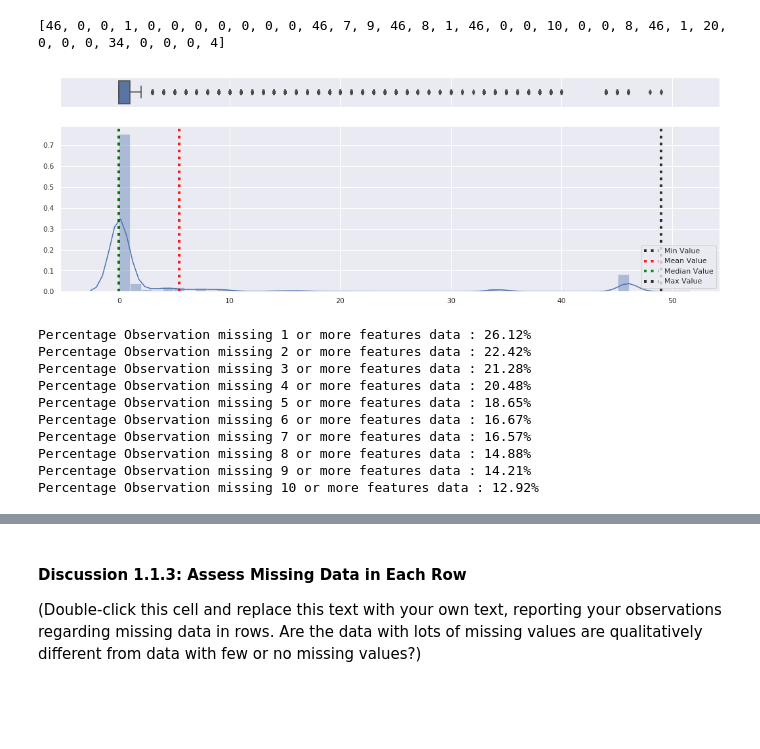
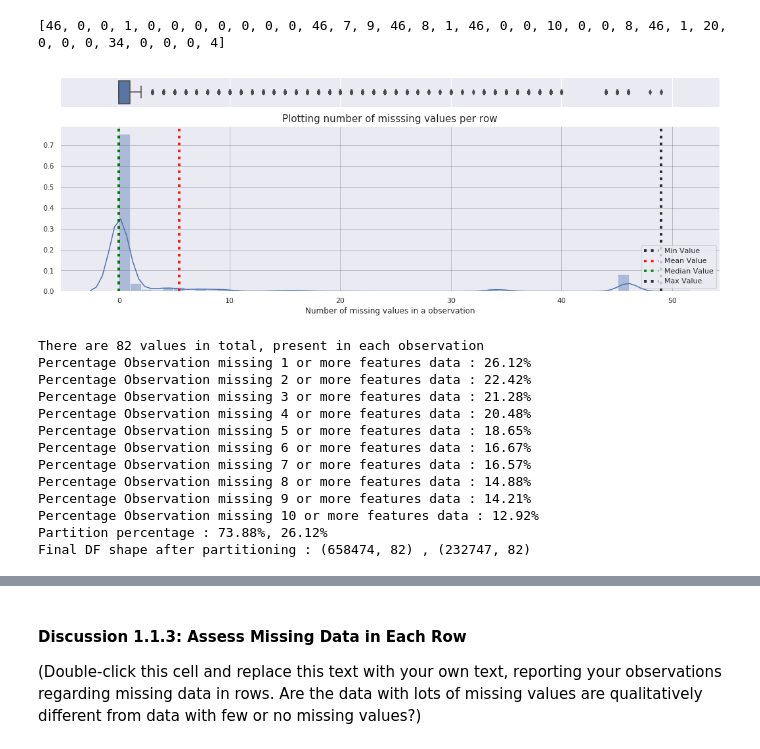
Before and after one commit to MR901/DS_IdentifyCustomerSegments, a Jupyter notebook: Identify_Customer_Segments.ipynb, the cells around one changed output, grey strips where cells are left out. Drawn from its saved outputs; the diff is of its cells as text; code cells hidden in the pictures; blank space fills up the shorter version.

```diff
--- a/Identify_Customer_Segments.ipynb
+++ b/Identify_Customer_Segments.ipynb
@@ -379,32 +383,40 @@ print(list(RowMissVal)[0:35])
 # %% [output]
 [46, 0, 0, 1, 0, 0, 0, 0, 0, 0, 0, 46, 7, 9, 46, 8, 1, 46, 0, 0, 10, 0, 0, 8, 46, 1, 20, 0, 0, 0, 34, 0, 0, 0, 4]
 # %%
-## plotting No. of features having missing value per row
+## plotting No. of missing value per row
 MinValue = min(RowMissVal)
 MeanValue = sum(RowMissVal)/len(RowMissVal)  #np.mean
 MedianValue = np.median(RowMissVal)
 MaxValue = max(RowMissVal)
 
 sns.set_style("darkgrid") #whitegrid, darkgrid, dark
 # Cut the window in 2 parts
 f, (ax_box, ax_hist) = plt.subplots(2, figsize=(18, 6), sharex=True, gridspec_kw={"height_ratios": (.15, .85)})
 # Add a graph in each part
+
 sns.boxplot(RowMissVal, ax=ax_box)
 sns.distplot(RowMissVal, ax=ax_hist)
 # Remove x axis name for the boxplot
 ax_box.set(xlabel='')
 
 plt.axvline(MinValue, color='k', ls = 'dotted', alpha = 0.9, lw = 4, label='Min Value')
 plt.axvline(MeanValue, color='red', ls = 'dotted', alpha = 0.9, lw = 4, label='Mean Value')
 plt.axvline(MedianValue, color='green', ls = 'dotted', alpha = 0.9, lw = 4, label='Median Value')
 plt.axvline(MaxValue, color='k', ls = 'dotted', alpha = 0.9, lw = 4, label='Max Value')
 
+plt.grid(True, color='black', alpha=0.2)
+plt.title('Plotting number of misssing values per row', fontsize=15)
+plt.xlabel('Number of missing values in a observation')
+# plt.ylabel('')
+# plt.gca().invert_yaxis()
 plt.legend(loc='lower right', frameon=True)
+
 plt.show()
 # %% [output]
-[figure, old version]
+[figure, new version]
 # %%
 # Write code to divide the data into two subsets based on the number of missing values in each row.
+print('There are {} values in total, present in each observation'.format(azdias.shape[1]) )
 print('Percentage Observation missing 1 or more features data : {}%'.format(round(sum(RowMissVal >= 1)*100/len(RowMissVal),2)))
 print('Percentage Observation missing 2 or more features data : {}%'.format(round(sum(RowMissVal >= 2)*100/len(RowMissVal),2)))
 print('Percentage Observation missing 3 or more features data : {}%'.format(round(sum(RowMissVal >= 3)*100/len(RowMissVal),2)))
@@ -416,9 +428,15 @@ print('Percentage Observation missing 8 or more features data : {}%'.format(roun
 print('Percentage Observation missing 9 or more features data : {}%'.format(round(sum(RowMissVal >= 9)*100/len(RowMissVal),2)))
 print('Percentage Observation missing 10 or more features data : {}%'.format(round(sum(RowMissVal >= 10)*100/len(RowMissVal),2)))
 
-azdiasMiss = azdias.loc[RowMissVal >= 1, :]
-azdiasComp = azdias.loc[RowMissVal == 0, :]
+
+## dividing dataset if with a threshold of 1 missing observation. i.e. complete obs in one DFand rest all in  other
+azdiasPart1 = azdias.loc[RowMissVal == 0, :]
+azdiasPart2 = azdias.loc[RowMissVal >= 1, :]
+
+print('Partition percentage : {}%, {}%'.format(round(azdiasPart1.shape[0]/azdias.shape[0] * 100, 2), round(azdiasPart2.shape[0]/azdias.shape[0] * 100, 2)) )
+print('Final DF shape after partitioning :', azdiasPart1.shape, ',', azdiasPart2.shape)
 # %% [output]
+There are 82 values in total, present in each observation
 Percentage Observation missing 1 or more features data : 26.12%
 Percentage Observation missing 2 or more features data : 22.42%
 Percentage Observation missing 3 or more features data : 21.28%
@@ -429,3 +447,5 @@ Percentage Observation missing 7 or more features data : 16.57%
 Percentage Observation missing 8 or more features data : 14.88%
 Percentage Observation missing 9 or more features data : 14.21%
 Percentage Observation missing 10 or more features data : 12.92%
+Partition percentage : 73.88%, 26.12%
+Final DF shape after partitioning : (658474, 82) , (232747, 82)
```
Also changed, not shown: parts of 16 cells of this notebook.
